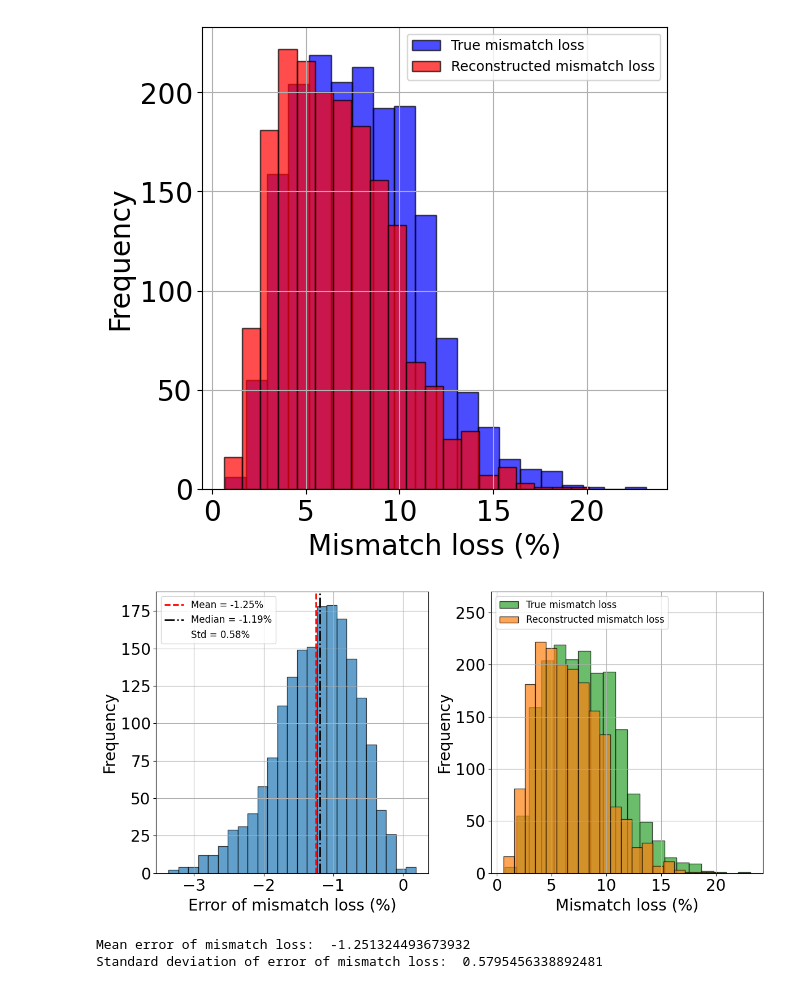
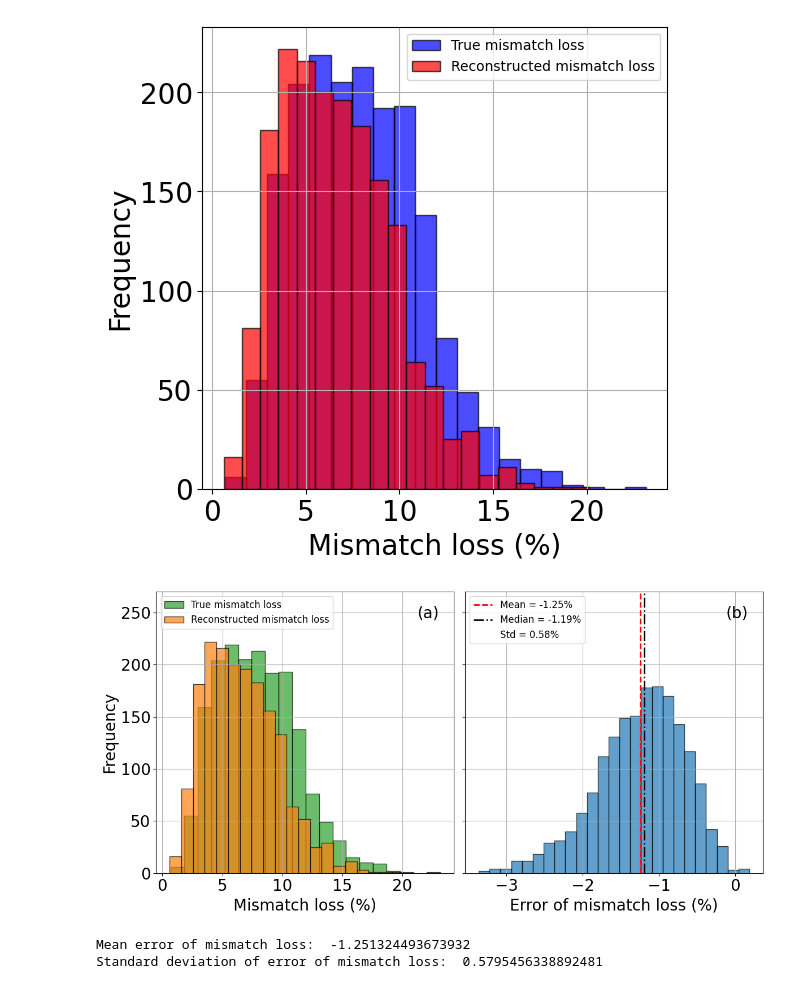
Before and after one commit to sijinwnag/24_09_24_Solar_Edge, a Jupyter notebook: Code/25_05_26_2diode_validation.ipynb, the cells around one changed output. Drawn from its saved outputs; the diff is of its cells as text; code cells hidden in the pictures.

```diff
--- a/Code/25_05_26_2diode_validation.ipynb
+++ b/Code/25_05_26_2diode_validation.ipynb
@@ -806,54 +806,54 @@ Mean error of mismatch loss:  -1.251324493673932
 Standard deviation of error of mismatch loss:  0.5795456338892481
 [figure]
 # %%
-# Create a figure with two subplots in one row
-fig, axes = plt.subplots(1, 2, figsize=(long_hoz_figsize[0], figure_size[1]))
+# Create a figure with two subplots in one row, sharing the y-axis
+fig, axes = plt.subplots(1, 2, figsize=(long_hoz_figsize[0], figure_size[1]), sharey=True)
 
-# --- First subplot: Histogram of the error of mismatch loss ---
-axes[0].hist(df['Error of mismatch loss (%)'], bins=25, alpha=0.7, edgecolor='black')
+# --- First subplot: Histogram of true vs reconstructed mismatch loss ---
+axes[0].hist(df['true_mismatch_loss (%)'], bins=20, alpha=0.7, edgecolor='black', label='True mismatch loss', color='C2')
+axes[0].hist(df['reconstructed_mismatch_loss (%)'], bins=20, alpha=0.7, edgecolor='black', label='Reconstructed mismatch loss', color='C1')
+axes[0].set_xlabel('Mismatch loss (%)', fontsize=axis_label_size)
+axes[0].set_ylabel('Frequency', fontsize=axis_label_size)
+axes[0].tick_params(axis='x', labelsize=axis_num_size)
+axes[0].tick_params(axis='y', labelsize=axis_num_size)
+axes[0].legend(fontsize=12, loc='upper left')
+axes[0].grid(True)
+axes[0].set_ylim(0, 270)  # Adjust as needed for better visibility
+axes[0].text(0.95, 0.95, '(a)', transform=axes[0].transAxes, fontsize=text_size, va='top', ha='right')
 
-# Calculate mean, median, and std for the first subplot
+
+# --- Second subplot: Histogram of the error of mismatch loss ---
+axes[1].hist(df['Error of mismatch loss (%)'], bins=25, alpha=0.7, edgecolor='black')
+
+# Calculate mean, median, and std for the second subplot
 mean_error = df['Error of mismatch loss (%)'].mean()
 median_error = df['Error of mismatch loss (%)'].median()
 std_error = df['Error of mismatch loss (%)'].std()
 
 # Plot vertical lines for mean and median
-axes[0].axvline(mean_error, color='red', linestyle='--', linewidth=2, label=f"Mean = {mean_error:.2f}%")
-axes[0].axvline(median_error, color='black', linestyle='-.', linewidth=2, label=f"Median = {median_error:.2f}%")
-axes[0].axvline(mean_error + std_error, color='green', linestyle=':', linewidth=2, label=f"Std = {std_error:.2f}%", alpha=0) # Hidden line for legend
-axes[0].set_xlabel('Error of mismatch loss (%)', fontsize=axis_label_size)
-axes[0].set_ylabel('Frequency', fontsize=axis_label_size)
-# axes[0].set_title('Mismatch loss (Batch 2 - Batch 1)', fontsize=title_size)
-axes[0].tick_params(axis='x', labelsize=axis_num_size)
-axes[0].tick_params(axis='y', labelsize=axis_num_size)
-axes[0].legend(fontsize=12)
-axes[0].grid(True)
+axes[1].axvline(mean_error, color='red', linestyle='--', linewidth=2, label=f"Mean = {mean_error:.2f}%")
+axes[1].axvline(median_error, color='black', linestyle='-.', linewidth=2, label=f"Median = {median_error:.2f}%")
+axes[1].axvline(mean_error + std_error, color='green', linestyle=':', linewidth=2, label=f"Std = {std_error:.2f}%", alpha=0) # Hidden line for legend
+axes[1].set_xlabel('Error of mismatch loss (%)', fontsize=axis_label_size)
+# axes[1].set_ylabel('Frequency', fontsize=axis_label_size) # Shared Y-axis
+axes[1].tick_params(axis='x', labelsize=axis_num_size)
+axes[1].legend(fontsize=12)
+axes[1].grid(True)
+axes[1].text(0.95, 0.95, '(b)', transform=axes[1].transAxes, fontsize=text_size, va='top', ha='right')
 
-# --- Second subplot: Histogram of true vs reconstructed mismatch loss ---
-axes[1].hist(df['true_mismatch_loss (%)'], bins=20, alpha=0.7, edgecolor='black', label='True mismatch loss', color='C2')
-axes[1].hist(df['reconstructed_mismatch_loss (%)'], bins=20, alpha=0.7, edgecolor='black', label='Reconstructed mismatch loss', color='C1')
-axes[1].set_xlabel('Mismatch loss (%)', fontsize=axis_label_size)
-axes[1].set_ylabel('Frequency', fontsize=axis_label_size)
-axes[1].tick_params(axis='x', labelsize=axis_num_size)
-axes[1].tick_params(axis='y', labelsize=axis_num_size)
-# axes[1].set_title('Mismatch loss from MPP - true vs reconstructed', fontsize=title_size)
-axes[1].legend(fontsize=12, loc='upper left')
-axes[1].grid(True)
-# set y axis limit
-axes[1].set_ylim(0, 270)  # Adjust as needed for better visibility
+
 # --- Display the combined plot ---
 plt.tight_layout()
 # plt.savefig(os.path.join(system_folder, "combined_mismatch_histograms.png"), dpi=300, bbox_inches='tight')
 plt.show()
 plt.close()
-
 # calculate and print the mean and std of the error of mismatch loss
 mean_error = df['Error of mismatch loss (%)'].mean()
 std_error = df['Error of mismatch loss (%)'].std()
 print("Mean error of mismatch loss: ", mean_error)
 print("Standard deviation of error of mismatch loss: ", std_error)
 # %% [output]
-[figure, old version]
+[figure, new version]
 Mean error of mismatch loss:  -1.251324493673932
 Standard deviation of error of mismatch loss:  0.5795456338892481
 # %%
```
Also changed, not shown: parts of 2 cells of this notebook, 1 other file.
